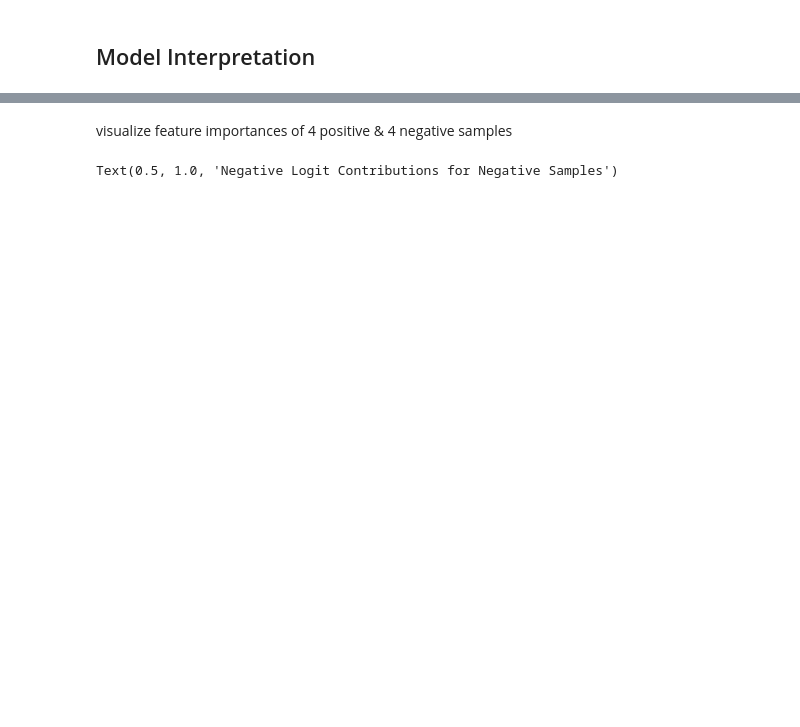
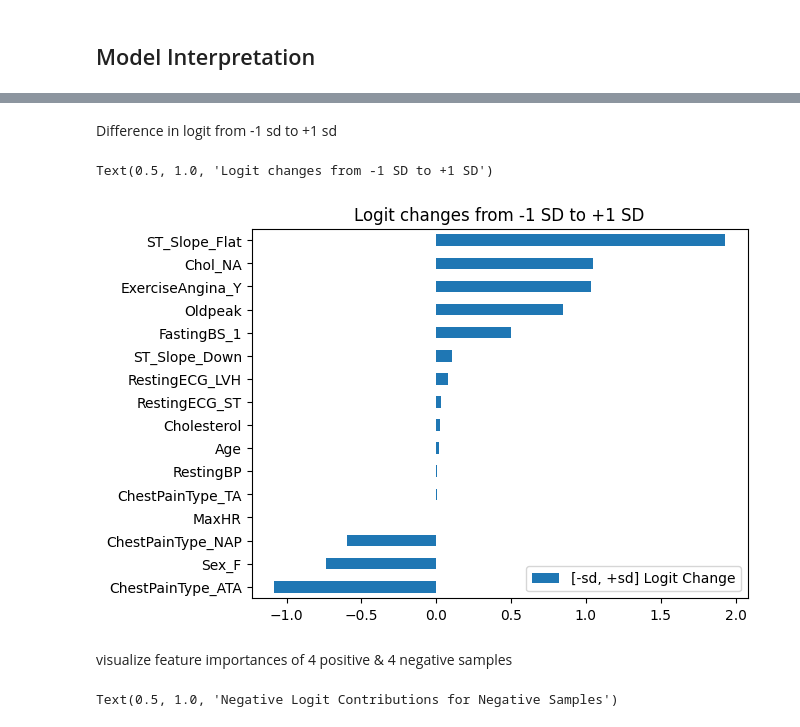
Before and after one commit to nmamie/ML4H_Project1, a Jupyter notebook: ML4H_Project1_Task1_Nici.ipynb, the cells around one changed output, grey strips where cells are left out. Drawn from its saved outputs; the diff is of its cells as text; code cells hidden in the pictures; blank space fills up the shorter version.

```diff
--- a/ML4H_Project1_Task1_Nici.ipynb
+++ b/ML4H_Project1_Task1_Nici.ipynb
@@ -1370,3 +1290,45 @@ for i in range(len(red_dummy_names)):
+# %%
+diff = np.array([np.nan]*len(red_dummy_names))
+
+binary = torch.linspace(0, 1, 2).reshape(-1, 1)
+binary = torch.hstack(len(red_dummy_names)*[binary])
+
+for j in range(len(red_dummy_names)):
+  diff[j] = model.get_submodule('lr').weight[0][j].item() * (model.get_submodule('features')(binary)[1,j].detach().numpy() - model.get_submodule('features')(binary)[0,j].detach().numpy())
+
+cat_ind = [i for i in range(len(red_dummy_names)) if red_dummy_names[i] in cat_dummy_names]
+diff = diff[cat_ind]
+diff = pd.DataFrame(diff, columns=["0-1 Logit Change"], index=cat_dummy_names)
+diff = diff.sort_values(by="0-1 Logit Change")
+
+diff.plot.barh()
+plt.title("Logit changes from categorical features")
+# %% [markdown]
+Difference in logit from -1 sd to +1 sd
+# %%
+diff = np.array([np.nan]*len(red_dummy_names))
+
+mean = X_train.mean()[0]
+std = X_train.std()[0]
+STD = torch.linspace(mean-std, mean+std, 2).reshape(-1, 1)
+
+for j in range(1, X_train.shape[1]):
+  mean = X_train.mean()[j]
+  std = X_train.std()[j]
+  new = torch.linspace(mean-std, mean+std, 2).reshape(-1, 1)
+  STD = torch.hstack([STD, new])
+
+for j in range(len(red_dummy_names)):
+  diff[j] = model.get_submodule('lr').weight[0][j].item() * (model.get_submodule('features')(STD)[1,j].detach().numpy() - model.get_submodule('features')(STD)[0,j].detach().numpy())
+
+diff = pd.DataFrame(diff, columns=["[-sd, +sd] Logit Change"], index=red_dummy_names)
+diff = diff.sort_values(by="[-sd, +sd] Logit Change")
+
+diff.plot.barh()
+plt.title("Logit changes from -1 SD to +1 SD")
+# %% [output]
+Text(0.5, 1.0, 'Logit changes from -1 SD to +1 SD')
+[figure, added]
 # %% [markdown]
 visualize feature importances of 4 positive & 4 negative samples
 # %%
```
Also changed, not shown: parts of 25 cells of this notebook.
